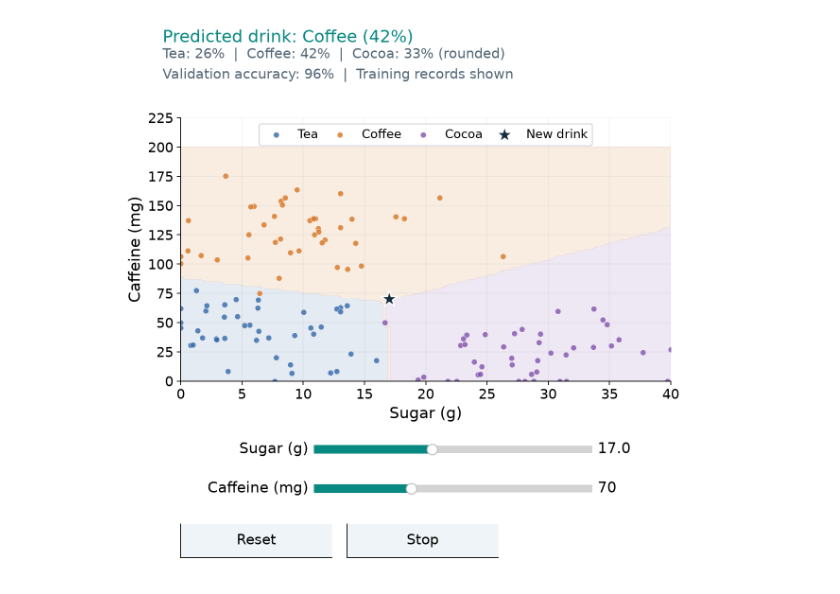
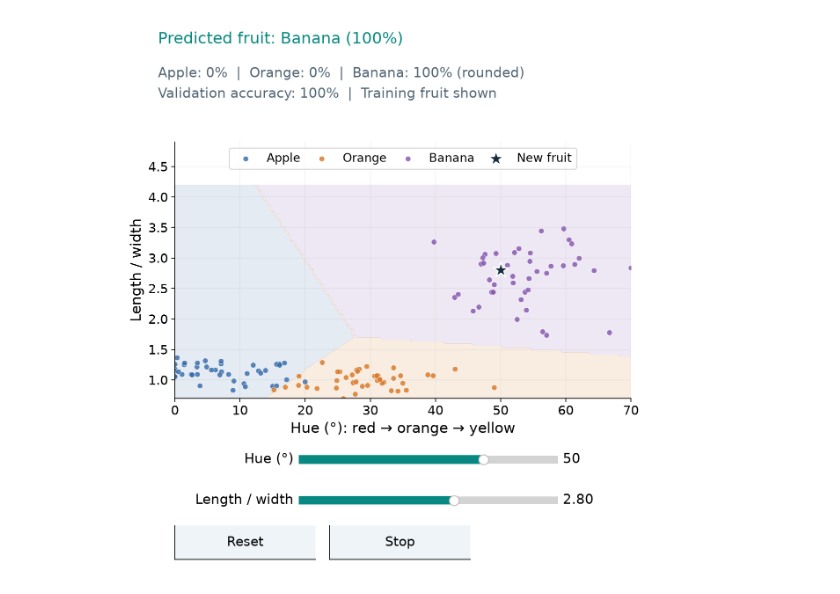
Before and after one commit to sonamu-jun/introduction-to-ai-convergence, a Jupyter notebook: 07-1_Classification/03_multiclass_logistic_regression.ipynb, the cells around one changed output. Saved outputs shown, nothing was run; the diff lists cells and outputs as text; code cells hidden in the pictures.

Commit message:
Improve classification examples, feature scores, formulas and diagrams

```diff
--- a/07-1_Classification/03_multiclass_logistic_regression.ipynb
+++ b/07-1_Classification/03_multiclass_logistic_regression.ipynb
@@ -101,14 +118,16 @@ class ClassificationExplorer:
         self.stopped = False
         self.defaults = {key: initial for key, label, low, high, initial, step, fmt in sliders}
         with plt.ioff():
-            self.figure = plt.figure(figsize=(8, 8.0 if len(sliders) == 3 else 7.4), dpi=80)
-        self.status = self.figure.text(.11, .955, "", fontsize=16, color=TEAL)
-        self.detail = self.figure.text(.11, .89, "", fontsize=13, color="#536675", linespacing=1.5)
-        bottom = .28 + .07 * (len(sliders) - 1)
-        self.ax = self.figure.add_axes([.14, bottom, .81, .82 - bottom])
+            height = min(8.0, 6.8 + .58 * len(sliders))
+            self.figure = plt.figure(figsize=(8, height), dpi=80)
+        self.status = self.figure.text(.11, 1 - .38 / height, "", fontsize=16, color=TEAL)
+        self.detail = self.figure.text(.11, 1 - .66 / height, "", va="top", fontsize=14, color="#536675", linespacing=1.5)
+        bottom = (1.38 + .58 * len(sliders)) / height
+        top = 1 - 1.78 / height
+        self.ax = self.figure.add_axes([.14, bottom, .81, top - bottom])
         for i, (key, label, low, high, initial, step, fmt) in enumerate(sliders):
-            y = .145 + .07 * (len(sliders) - i - 1)
-            slider = Slider(self.figure.add_axes([.36, y, .46, .026]),
+            y = (.98 + .58 * (len(sliders) - i - 1)) / height
+            slider = Slider(self.figure.add_axes([.36, y, .46, .22 / height]),
                             label, low, high, valinit=initial, valstep=step,
                             valfmt=fmt, color=TEAL)
             slider.label.set_fontsize(14)
@@ -120,7 +139,7 @@ class ClassificationExplorer:
         self.commands = commands
         width = min(.25, .83 / len(commands) - .025)
         for i, (label, callback) in enumerate(commands):
-            button = Button(self.figure.add_axes([.14 + i * (width + .025), .035, width, .06]),
+            button = Button(self.figure.add_axes([.14 + i * (width + .025), .25 / height, width, .48 / height]),
                             label, color="#eef4f7", hovercolor="#d7e9e6")
             button.label.set_fontsize(13.5)
             button.on_clicked(lambda event, cb=callback: cb(self) if not self.stopped else None)
@@ -157,7 +176,7 @@ class ClassificationExplorer:
         from matplotlib.transforms import Bbox
         width, height = self.figure.get_size_inches()
         # Crop only the embedded Matplotlib controls; native widgets follow the chart.
-        lower = max(0, self.ax.get_position().y0 - .09) * height
+        lower = max(0, self.ax.get_position().y0 * height - .78)
         buffer = io.BytesIO()
         self.figure.savefig(buffer, format="png", dpi=80, facecolor="white",
                             bbox_inches=Bbox.from_extents(0, lower, width, height))
@@ -240,61 +259,82 @@ class ClassificationExplorer:
             for control in [*self.local_controls.values(), *self.local_buttons.values()]:
                 control.close()
 
-rng = np.random.default_rng(71)
-class_names = np.array(["Tea", "Coffee", "Cocoa"])
+
+
+def make_messages(seed, count=240, spam_fraction=.35):
+    """Synthetic labels and counts; no real messages or URLs are collected."""
+    rng = np.random.default_rng(seed)
+    labels = np.zeros(count, dtype=int)
+    labels[:round(count * spam_fraction)] = 1
+    rng.shuffle(labels)
+    phrases = rng.binomial(10, np.where(labels == 1, .53, .13))
+    links = rng.binomial(4, np.where(labels == 1, .57, .13))
+    return np.column_stack([phrases, links]), labels
+
+
+def make_fruit(seed):
+    """Synthetic fruit measurements: hue in degrees and length / width."""
+    rng = np.random.default_rng(seed)
+    labels = np.repeat(np.arange(3), 60)
+    centers = np.array([[8, 1.15], [30, 1.05], [53, 2.8]])
+    spreads = np.array([[8, .18], [7, .16], [7, .5]])
+    values = centers[labels] + rng.normal(size=(len(labels), 2)) * spreads[labels]
+    return np.clip(values, [0, .7], [70, 4.2]), labels
+
+fruit, labels = make_fruit(71)
+class_names = np.array(["Apple", "Orange", "Banana"])
 class_colors = [BLUE, ORANGE, PURPLE]
-centers = np.array([[7, 45], [10, 135], [28, 25]])
-labels = np.repeat(np.arange(3), 60)
-drinks = centers[labels] + rng.normal(size=(len(labels), 2)) * [6, 27]
-drinks = np.clip(drinks, [0, 0], [40, 200])
 train_id, validation_id = train_test_split(np.arange(len(labels)), test_size=.3,
                                          stratify=labels, random_state=71)
-feature_mean, feature_scale = drinks[train_id].mean(axis=0), drinks[train_id].std(axis=0)
+feature_mean, feature_scale = fruit[train_id].mean(axis=0), fruit[train_id].std(axis=0)
 
 
-def drink_features(values):
+def fruit_features(values):
     values = np.atleast_2d(values)
     return np.column_stack([np.ones(len(values)), (values - feature_mean) / feature_scale])
 
 
-train_features = drink_features(drinks[train_id])
+train_features = fruit_features(fruit[train_id])
 one_hot = np.eye(3)[labels[train_id]]
 weights = np.zeros((3, 3))
 for iteration in range(2500):
     probability = softmax(train_features @ weights)
     weights -= .15 * train_features.T @ (probability - one_hot) / len(train_id)
-validation_probability = softmax(drink_features(drinks[validation_id]) @ weights)
+validation_probability = softmax(fruit_features(fruit[validation_id]) @ weights)
 validation_accuracy = np.mean(validation_probability.argmax(axis=1) == labels[validation_id])
-sugar_grid, caffeine_grid = np.meshgrid(np.linspace(0, 40, 101), np.linspace(0, 200, 101))
-region_probability = softmax(drink_features(np.c_[sugar_grid.ravel(), caffeine_grid.ravel()]) @ weights)
-regions = region_probability.argmax(axis=1).reshape(sugar_grid.shape)
+hue_grid, shape_grid = np.meshgrid(np.linspace(0, 70, 141), np.linspace(.7, 4.2, 101))
+region_probability = softmax(fruit_features(np.c_[hue_grid.ravel(), shape_grid.ravel()]) @ weights)
+regions = region_probability.argmax(axis=1).reshape(hue_grid.shape)
 
 
-def render_drink(view, sugar, caffeine):
-    probability = softmax(drink_features([[sugar, caffeine]]) @ weights)[0]
+def render_fruit(view, hue, shape):
+    scores = (fruit_features([[hue, shape]]) @ weights)[0]
+    probability = softmax(scores)
     predicted = int(probability.argmax())
     ax = view.ax
-    ax.contourf(sugar_grid, caffeine_grid, regions, levels=[-.5, .5, 1.5, 2.5],
+    ax.contourf(hue_grid, shape_grid, regions, levels=[-.5, .5, 1.5, 2.5],
                 colors=class_colors, alpha=.13)
     for index, (name, color) in enumerate(zip(class_names, class_colors)):
         selected = train_id[labels[train_id] == index]
-        ax.scatter(drinks[selected, 0], drinks[selected, 1], color=color, s=30,
+        ax.scatter(fruit[selected, 0], fruit[selected, 1], color=color, s=30,
                    edgecolor="white", linewidth=.4, label=name, alpha=.8)
-    ax.scatter([sugar], [caffeine], color="#172d3e", marker="*", s=260,
-               edgecolor="white", linewidth=1.2, zorder=5, label="New drink")
-    ax.set(xlim=(0, 40), ylim=(0, 225), xlabel="Sugar (g)", ylabel="Caffeine (mg)")
-    ax.legend(loc="upper center", ncol=4, fontsize=11.5, columnspacing=.8)
-    view.status.set_text(f"Predicted drink: {class_names[predicted]} ({probability[predicted]:.0%})")
+    ax.scatter([hue], [shape], color="#172d3e", marker="*", s=260,
+               edgecolor="white", linewidth=1.2, zorder=5, label="New fruit")
+    ax.set(xlim=(0, 70), ylim=(.7, 4.9), xlabel="Hue (°): red → orange → yellow",
+           ylabel="Length / width")
+    ax.legend(loc="upper center", ncol=4, fontsize=12, columnspacing=.8)
+    view.status.set_text(f"Predicted fruit: {class_names[predicted]} ({probability[predicted]:.0%})")
     view.detail.set_text("  |  ".join(f"{name}: {p:.0%}" for name, p in zip(class_names, probability))
-                         + f" (rounded)\nValidation accuracy: {validation_accuracy:.0%}  |  Training records shown")
-    return {"probability": probability, "prediction": predicted, "query": np.array([sugar, caffeine])}
+                         + f" (rounded)\nValidation accuracy: {validation_accuracy:.0%}  |  Training fruit shown")
+    return {"probability": probability, "scores": scores, "prediction": predicted,
+            "query": np.array([hue, shape])}
 
 
-drink_demo = ClassificationExplorer("drink", render_drink, [
-    ("sugar", "Sugar (g)", 0, 40, 17, .5, "%0.1f"),
-    ("caffeine", "Caffeine (mg)", 0, 200, 70, 5, "%0.0f"),
+fruit_demo = ClassificationExplorer("fruit", render_fruit, [
+    ("hue", "Hue (°)", 0, 70, 50, 1, "%0.0f"),
+    ("shape", "Length / width", .7, 4.2, 2.8, .05, "%0.2f"),
 ])
-drink_demo.start()
+fruit_demo.start()
 # %% [output]
-[figure, old version]
+[figure, new version]
 # %% [markdown]
```
Also changed, not shown: parts of 3 cells of this notebook, 18 other files.
